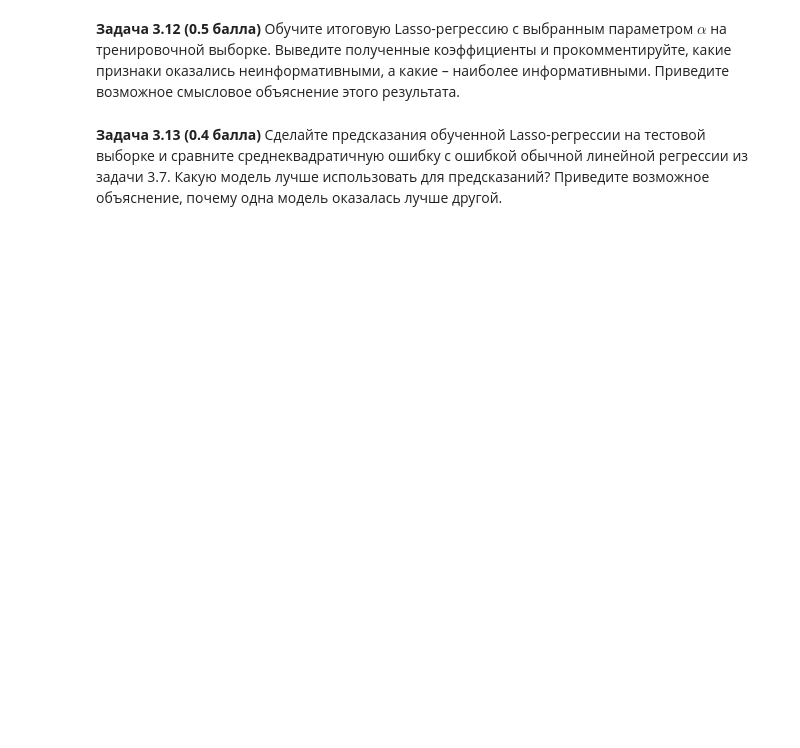
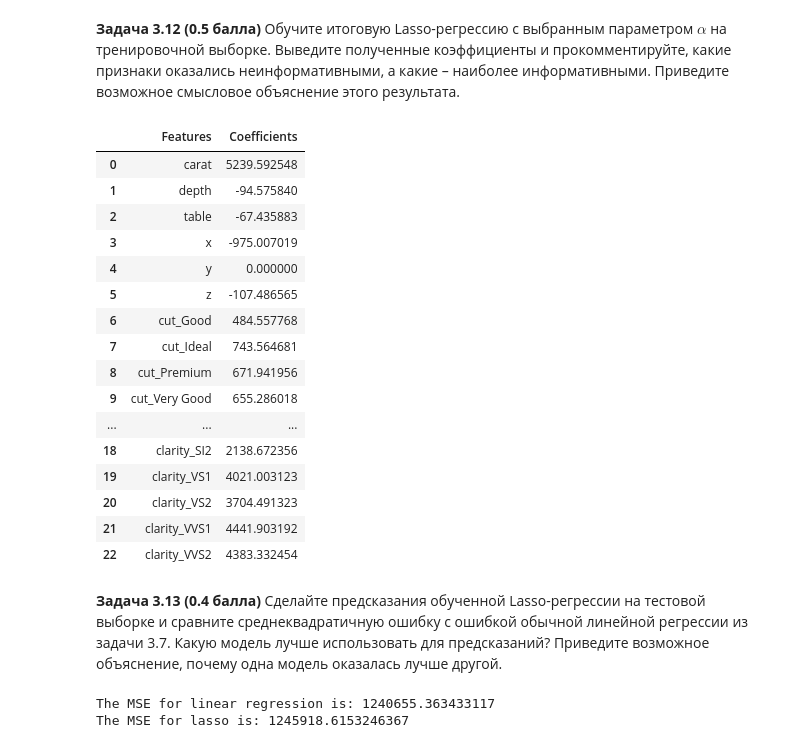
Before and after one commit to lapshinaaa/homework_machineLearning, a Jupyter notebook: hw04_knn_linreg.ipynb, the cells around one changed output. Cells and saved outputs as stored; diff of their text form; code cells hidden in the pictures; blank space fills up the shorter version.

```diff
--- a/hw04_knn_linreg.ipynb
+++ b/hw04_knn_linreg.ipynb
@@ -624,4 +624,51 @@ alphas_df
 # %% [markdown]
 **Задача 3.12 (0.5 балла)** Обучите итоговую Lasso-регрессию с выбранным параметром $\alpha$ на тренировочной выборке. Выведите полученные коэффициенты и прокомментируйте, какие признаки оказались неинформативными, а какие – наиболее информативными. Приведите возможное смысловое объяснение этого результата.
+# %%
+# training the model with the finalized parameter:
+lasso_model = Lasso(alpha = 1.0, max_iter = 10000)
+lasso_model.fit(X_train, y_train)
+
+# getting the coefficients:
+coeff = lasso_model.coef_
+coefficient_features = pd.DataFrame({'Features': X_train.columns, 'Coefficients': coeff})
+coefficient_features
+
+# Если обучать модель при значении гиперпараметра alpha = 1, видим, что значение коэффициента
+# данного признака наибольшее -> это самый информативный признак. В то же время, признак 'y' оказался
+# наименее информативным - значение его коэффициента занулилось. Кроме того, видно, что 'clarity' также вносит весомый
+# вклад в оценку финальной стоимости бриллианта.
+# %% [output]
+|  | Features | Coefficients |
+| 0 | carat | 5239.592548 |
+| 1 | depth | -94.575840 |
+| 2 | table | -67.435883 |
+| 3 | x | -975.007019 |
+| 4 | y | 0.000000 |
+| 5 | z | -107.486565 |
+| 6 | cut_Good | 484.557768 |
+| 7 | cut_Ideal | 743.564681 |
+| 8 | cut_Premium | 671.941956 |
+| 9 | cut_Very Good | 655.286018 |
+| ... | ... | ... |
+| 18 | clarity_SI2 | 2138.672356 |
+| 19 | clarity_VS1 | 4021.003123 |
+| 20 | clarity_VS2 | 3704.491323 |
+| 21 | clarity_VVS1 | 4441.903192 |
+| 22 | clarity_VVS2 | 4383.332454 |
 # %% [markdown]
 **Задача 3.13 (0.4 балла)** Сделайте предсказания обученной Lasso-регрессии на тестовой выборке и сравните среднеквадратичную ошибку с ошибкой обычной линейной регрессии из задачи 3.7. Какую модель лучше использовать для предсказаний? Приведите возможное объяснение, почему одна модель оказалась лучше другой.
+# %%
+prediction_lasso = lasso_model.predict(X_test)
+MSE_lasso = MSE(y_test, prediction_lasso)
+
+print(f'The MSE for linear regression is: {error_test}')
+print(f'The MSE for lasso is: {MSE_lasso}')
+
+# На основе полученных результатов сложно сделать вывод о том, какую модель лучше
+# использовать для предсказаний, поскольку значения MSE очень близки по их абсолютному значению.
+# Предположу, что Lasso-регрессия должна была показать лучшие результаты, поскольку такая
+# модель избавилась/уменьшила влияние несущественный признаков. Однако полученные результаты немного отличаются
+# от данного прогноза.
+# %% [output]
+The MSE for linear regression is: 1240655.363433117
+The MSE for lasso is: 1245918.6153246367
```
Also changed, not shown: parts of 7 cells of this notebook.
